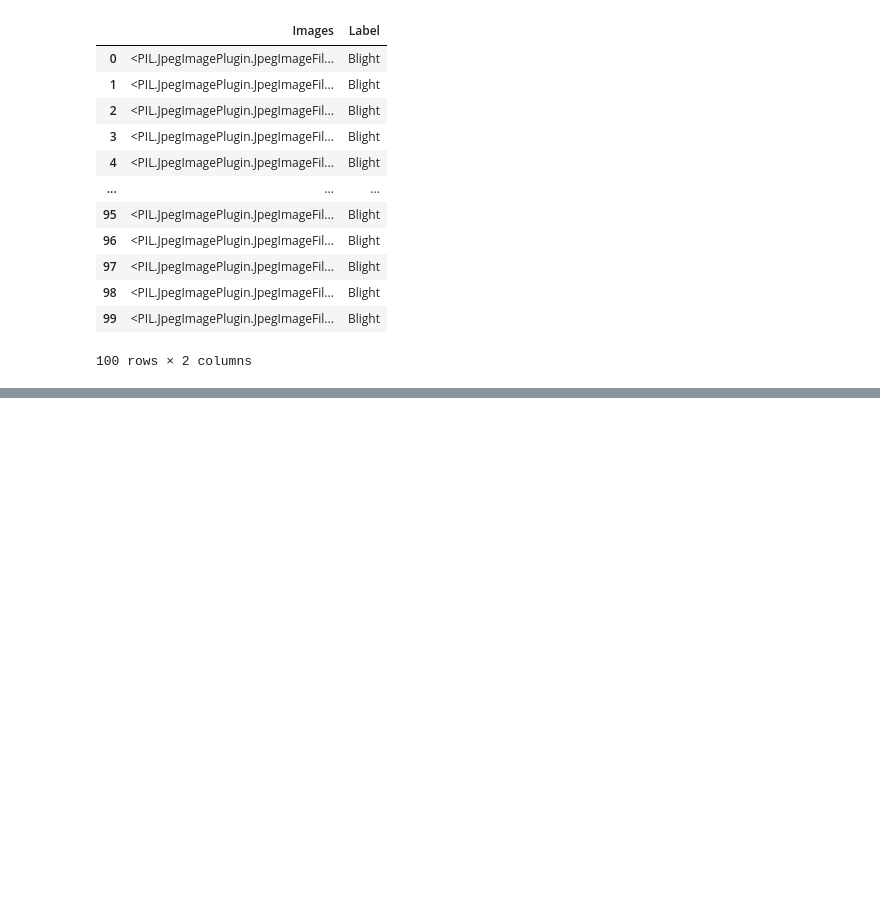
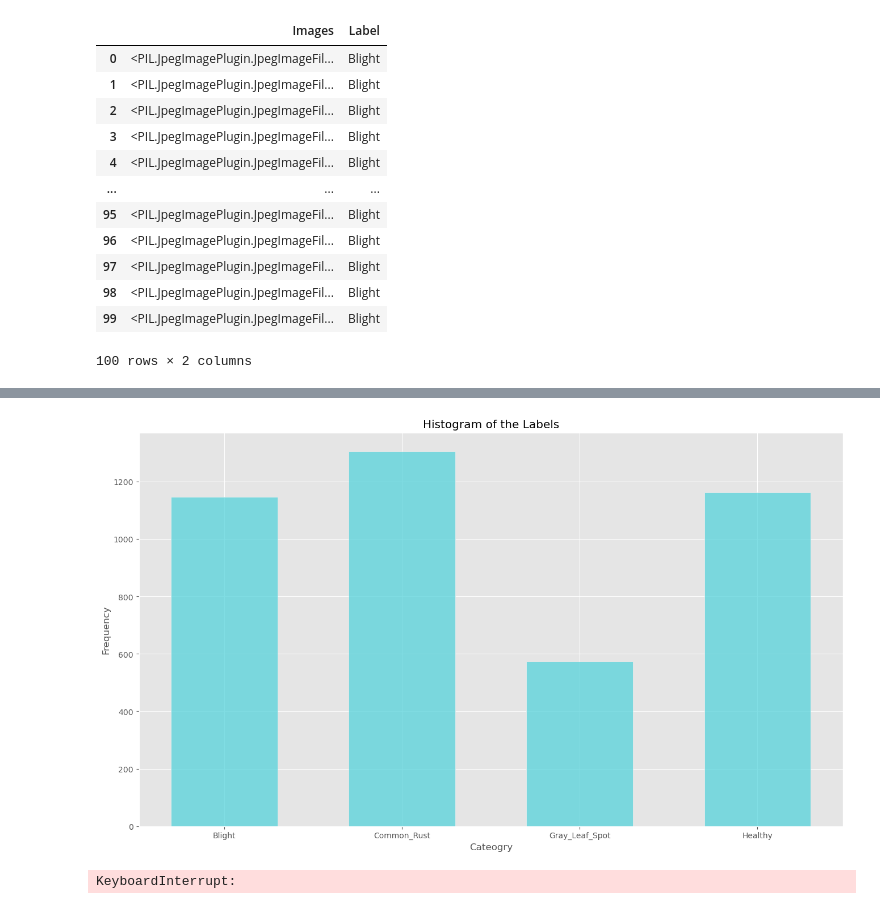
Before and after one commit to riccardo-borgo/Corn-Disease, a Jupyter notebook: main.ipynb, the cells around one changed output, grey strips where cells are left out. Cells and saved outputs as stored; diff of their text form; code cells hidden in the pictures; blank space fills up the shorter version.

```diff
--- a/main.ipynb
+++ b/main.ipynb
@@ -65,0 +111,14 @@ dataset[:100]
+# %%
+palette = sns.color_palette('hls', 4)
+
+plt.figure(figsize=(16, 9))
+sns.histplot(dataset['Label'], bins=4, shrink=0.6, kde=False, color=palette[2])
+
+plt.xlabel('Cateogry')
+plt.ylabel('Frequency')
+plt.title('Histogram of the Labels')
+
+# Show the plot
+plt.show()
+# %% [output]
+[figure, added]
@@ -65,0 +130,4 @@ dataset[:100]
+# %%
+dataset.head()
+# %% [output]
+KeyboardInterrupt:
```
Also changed, not shown: parts of 8 cells of this notebook.
